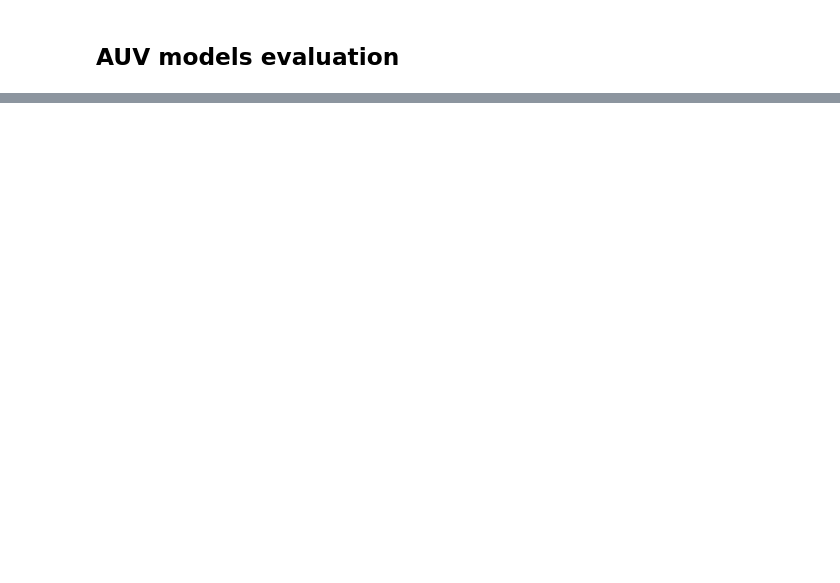
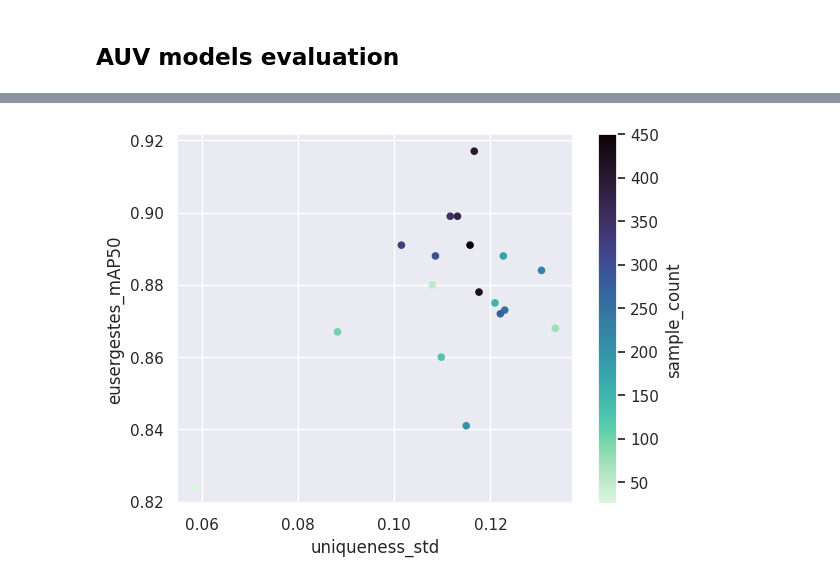
Before and after one commit to sf-pear/thesis, a Jupyter notebook: notebooks/results.ipynb, the cells around one changed output, grey strips where cells are left out. Saved outputs shown, nothing was run; the diff lists cells and outputs as text; code cells hidden in the pictures; blank space fills up the shorter version.

```diff
--- a/notebooks/results.ipynb
+++ b/notebooks/results.ipynb
@@ -58,0 +103,2 @@ sns.lmplot(y='metrics/mAP50(B)', x='auv_train_sample_count', data=exclude, fit_r
+# %%
+uniq = pd.read_csv('/mnt/c/Users/sabri/Documents/github/thesis/artifacts/results/uniq_increasing_random.csv', index_col=0)
@@ -58,0 +164,4 @@ sns.lmplot(y='metrics/mAP50(B)', x='auv_train_sample_count', data=exclude, fit_r
+# %%
+uniq.plot.scatter(x='uniqueness_std', y='eusergestes_mAP50', c='sample_count', colormap='mako_r');
+# %% [output]
+[figure, added]
```
Also changed, not shown: parts of 18 cells of this notebook.
